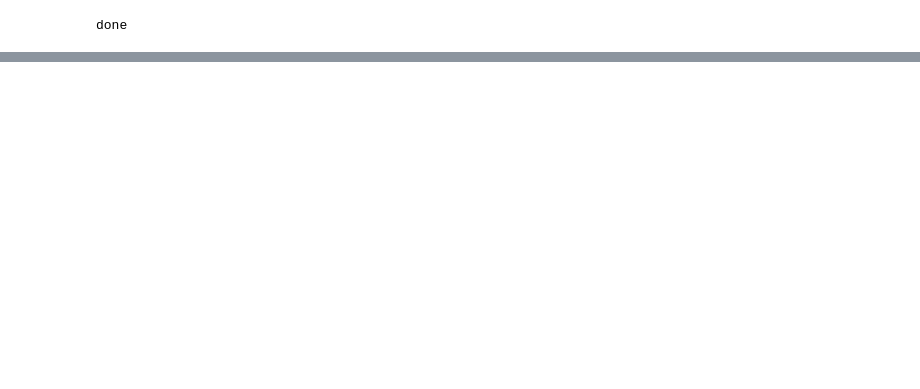
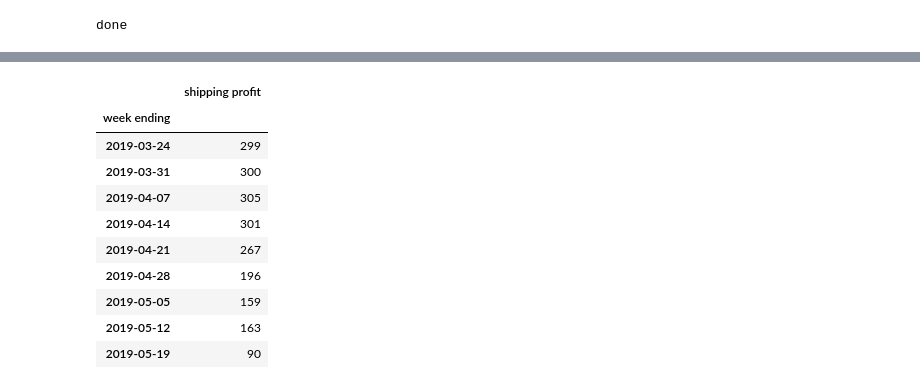
Before and after one commit to bztekola/Jupyter-Scripts, a Jupyter notebook: Fake Folder copy/Shipping/Recurring/Shipping Audit/Python/Weekly Shipping Audit.ipynb, the cells around one changed output, grey strips where cells are left out. Cells and saved outputs as stored; diff of their text form; code cells hidden in the pictures; blank space fills up the shorter version.

```diff
--- a/Fake Folder copy/Shipping/Recurring/Shipping Audit/Python/Weekly Shipping Audit.ipynb
+++ b/Fake Folder copy/Shipping/Recurring/Shipping Audit/Python/Weekly Shipping Audit.ipynb
@@ -531,0 +557,14 @@ done
+# %%
+df.groupby('week ending')[['shipping profit']].count()
+# %% [output]
+|  | shipping profit |
+| week ending |  |
+| 2019-03-24 | 299 |
+| 2019-03-31 | 300 |
+| 2019-04-07 | 305 |
+| 2019-04-14 | 301 |
+| 2019-04-21 | 267 |
+| 2019-04-28 | 196 |
+| 2019-05-05 | 159 |
+| 2019-05-12 | 163 |
+| 2019-05-19 | 90 |
```
Also changed, not shown: parts of 13 cells of this notebook, 53 other files.
